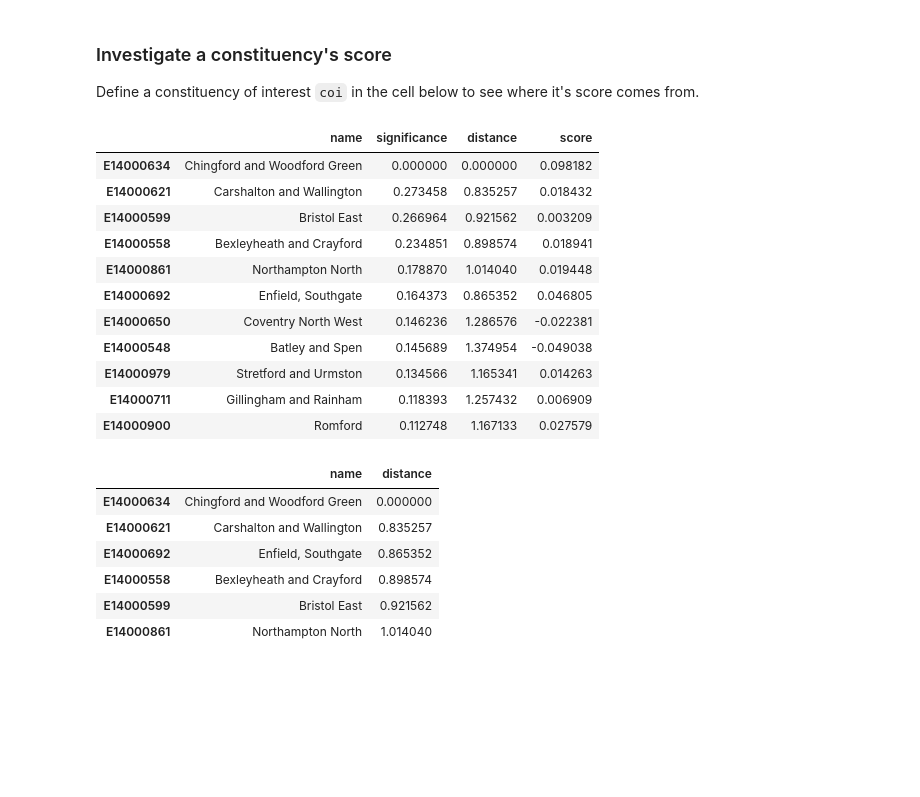
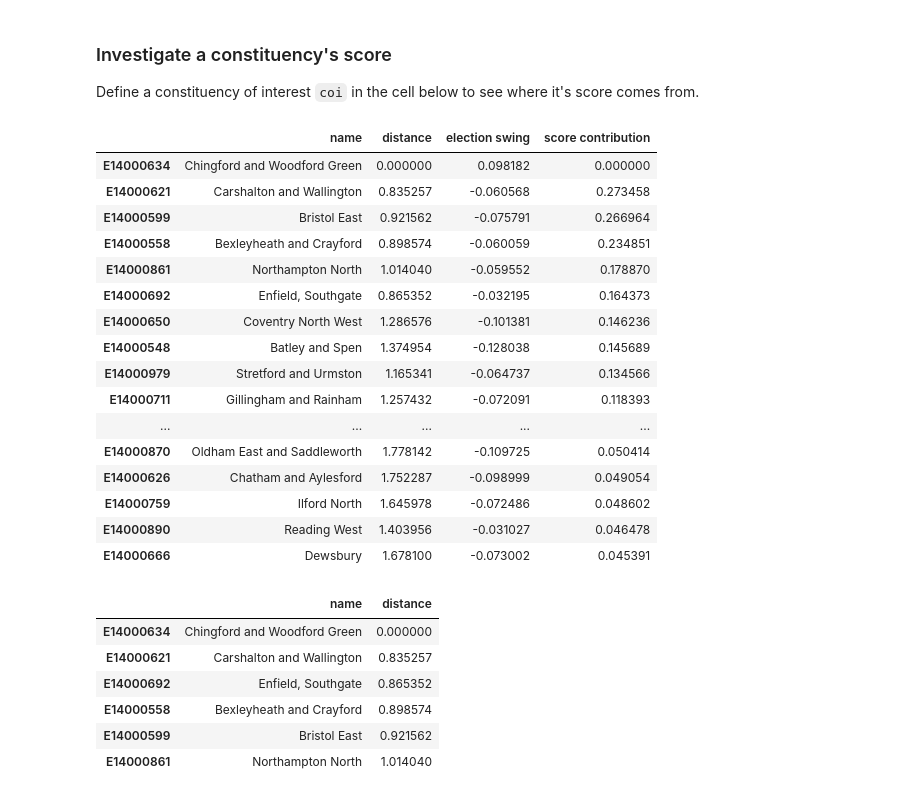
Before and after one commit to velocirobbie/labour-campaigns, a Jupyter notebook: cutoff_compare.ipynb, the cells around one changed output. Cells and saved outputs as stored; diff of their text form; code cells hidden in the pictures; blank space fills up the shorter version.

```diff
--- a/cutoff_compare.ipynb
+++ b/cutoff_compare.ipynb
@@ -120,13 +120,15 @@ x = pd.Series(X_transformed[:,0])
 y = pd.Series(X_transformed[:,1])
 
 plt.figure(figsize=(8,8))
-#hues = list(scores['uns']-0.079)
-hues = list(scores['base'])
+hues = np.array(marginals.loc[constits_id])
+hues = np.array(scores['uns']-0.079) - 0.079
+#hues = list(scores['base'])
+hues = np.array(local_density['density'])
 ax = sns.scatterplot(x=x,y=y,hue=hues, palette='RdYlBu_r')
 
 for constit in ['Bethnal Green and Bow', 'Hackney South and Shoreditch','Christchurch',
-                'Bradford West','Bassetlaw','Wentworth and Dearne','Blyth Valley','Chingford and Woodford Green']:
+               'Bradford West','Bassetlaw','Wentworth and Dearne','Blyth Valley','Chingford and Woodford Green']:
     ax.text(x[name_to_index[constit]],
             y[name_to_index[constit]],
-            constit)
+                        constit)
 # %% [output]
@@ -289,17 +348,19 @@ def list_significances(constit, significance_matrix, scores, N=5):
     most_signif = np.argsort(-abs(significances))
 
     df = pd.DataFrame({'name': id_to_name[constit],
-                       'significance': 0,
                        'distance': 0,
-                       'score': scores.loc[constit]},
+                       'election swing': scores.loc[constit],
+                       'score contribution': 0,
+                       },
                       index = [constit])
 
     for i in range(N):
         j = most_signif[i]
         df = df.append( pd.DataFrame({'name': constits_name[j],
-                                      'significance': significances[j],
-                                     'distance': dists[j],
-                                     'score': scores[constits_id[j]]},
+                                      'distance': dists[j],
+                                      'election swing': scores[constits_id[j]] - 0.079,
+                                      'score contribution': significances[j]
+                                     },
                                      index = [constits_id[j]])
                       )
     return df
@@ -314,19 +377,24 @@ coi = name_to_id['Chingford and Woodford Green']
 # %%
 significance_matrix = calc_significance_matrix(demographic_data,
                                                scores['uns'],
                                                distance_rescale,
                                                exponent=10)
-list_significances(coi, significance_matrix, scores['uns'],10)
+list_significances(coi, significance_matrix, scores['uns'],30)
 # %% [output]
-|  | name | significance | distance | score |
-| E14000634 | Chingford and Woodford Green | 0.000000 | 0.000000 | 0.098182 |
-| E14000621 | Carshalton and Wallington | 0.273458 | 0.835257 | 0.018432 |
-| E14000599 | Bristol East | 0.266964 | 0.921562 | 0.003209 |
-| E14000558 | Bexleyheath and Crayford | 0.234851 | 0.898574 | 0.018941 |
-| E14000861 | Northampton North | 0.178870 | 1.014040 | 0.019448 |
-| E14000692 | Enfield, Southgate | 0.164373 | 0.865352 | 0.046805 |
-| E14000650 | Coventry North West | 0.146236 | 1.286576 | -0.022381 |
-| E14000548 | Batley and Spen | 0.145689 | 1.374954 | -0.049038 |
-| E14000979 | Stretford and Urmston | 0.134566 | 1.165341 | 0.014263 |
-| E14000711 | Gillingham and Rainham | 0.118393 | 1.257432 | 0.006909 |
-| E14000900 | Romford | 0.112748 | 1.167133 | 0.027579 |
+|  | name | distance | election swing | score contribution |
+| E14000634 | Chingford and Woodford Green | 0.000000 | 0.098182 | 0.000000 |
+| E14000621 | Carshalton and Wallington | 0.835257 | -0.060568 | 0.273458 |
+| E14000599 | Bristol East | 0.921562 | -0.075791 | 0.266964 |
+| E14000558 | Bexleyheath and Crayford | 0.898574 | -0.060059 | 0.234851 |
+| E14000861 | Northampton North | 1.014040 | -0.059552 | 0.178870 |
+| E14000692 | Enfield, Southgate | 0.865352 | -0.032195 | 0.164373 |
+| E14000650 | Coventry North West | 1.286576 | -0.101381 | 0.146236 |
+| E14000548 | Batley and Spen | 1.374954 | -0.128038 | 0.145689 |
+| E14000979 | Stretford and Urmston | 1.165341 | -0.064737 | 0.134566 |
+| E14000711 | Gillingham and Rainham | 1.257432 | -0.072091 | 0.118393 |
+| ... | ... | ... | ... | ... |
+| E14000870 | Oldham East and Saddleworth | 1.778142 | -0.109725 | 0.050414 |
+| E14000626 | Chatham and Aylesford | 1.752287 | -0.098999 | 0.049054 |
+| E14000759 | Ilford North | 1.645978 | -0.072486 | 0.048602 |
+| E14000890 | Reading West | 1.403956 | -0.031027 | 0.046478 |
+| E14000666 | Dewsbury | 1.678100 | -0.073002 | 0.045391 |
```
Also changed, not shown: parts of 23 cells of this notebook, 1 other file.
